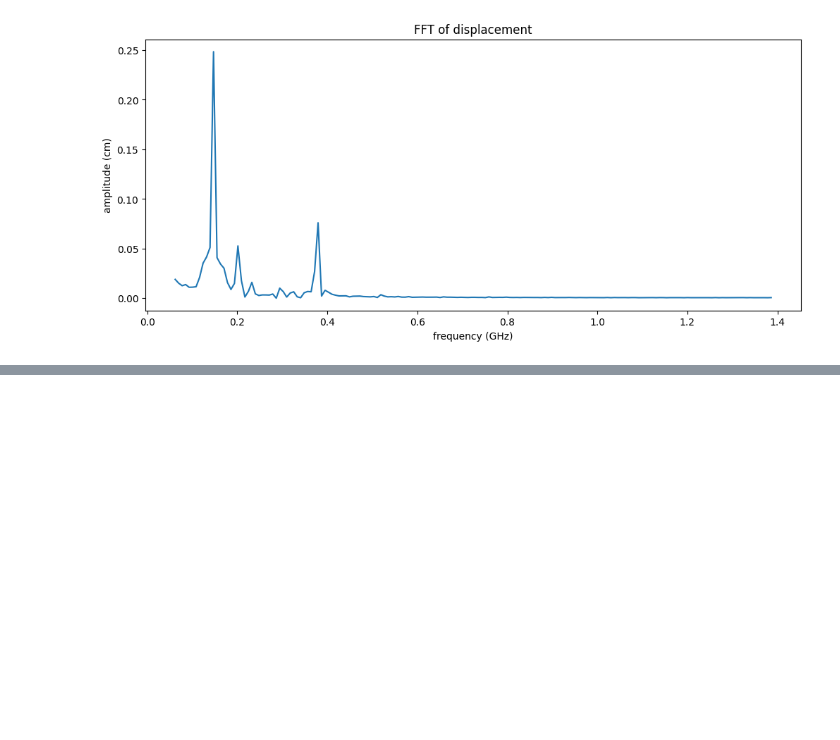
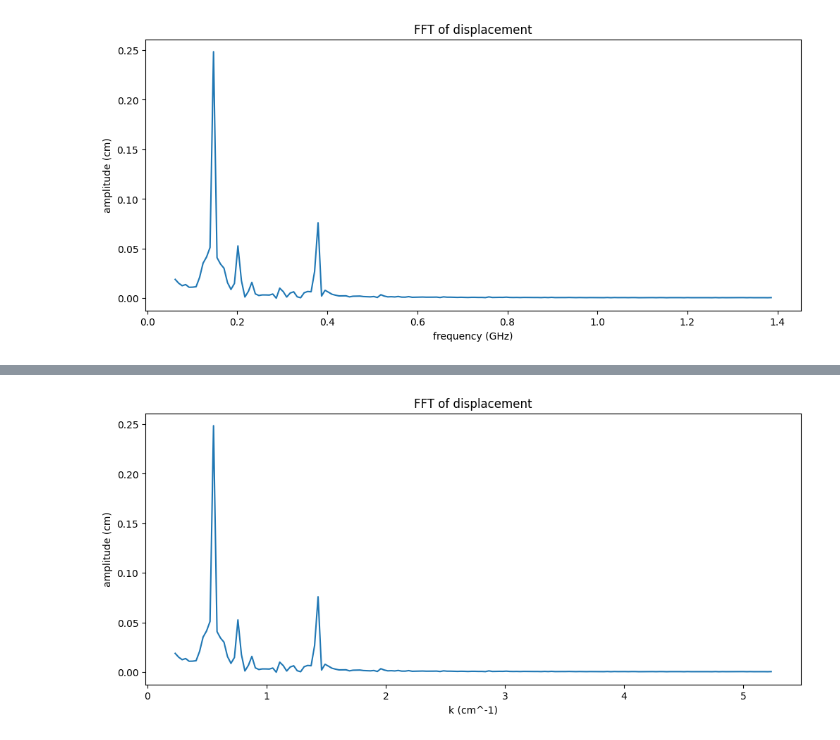
Before and after one commit to criggall/muon-cooling, a Jupyter notebook: Simplified-HFOFO/plot-compare-particles.ipynb, the cells around one changed output, grey strips where cells are left out. Drawn from its saved outputs; the diff is of its cells as text; code cells hidden in the pictures; blank space fills up the shorter version.

```diff
--- a/Simplified-HFOFO/plot-compare-particles.ipynb
+++ b/Simplified-HFOFO/plot-compare-particles.ipynb
@@ -422,0 +479,11 @@ plt.show()
+# %%
+# Plot FFT -- suppressing first few points:
+# %matplotlib widget
+plt.figure(figsize=(12, 5))
+plt.plot(positive_wave_nums[8:], positive_amplitude[8:])
+plt.xlabel('k (cm^-1)')
+plt.ylabel('amplitude (cm)')
+plt.title('FFT of displacement')
+plt.show()
+# %% [output]
+[figure, added]
```
Also changed, not shown: parts of 5 cells of this notebook.
